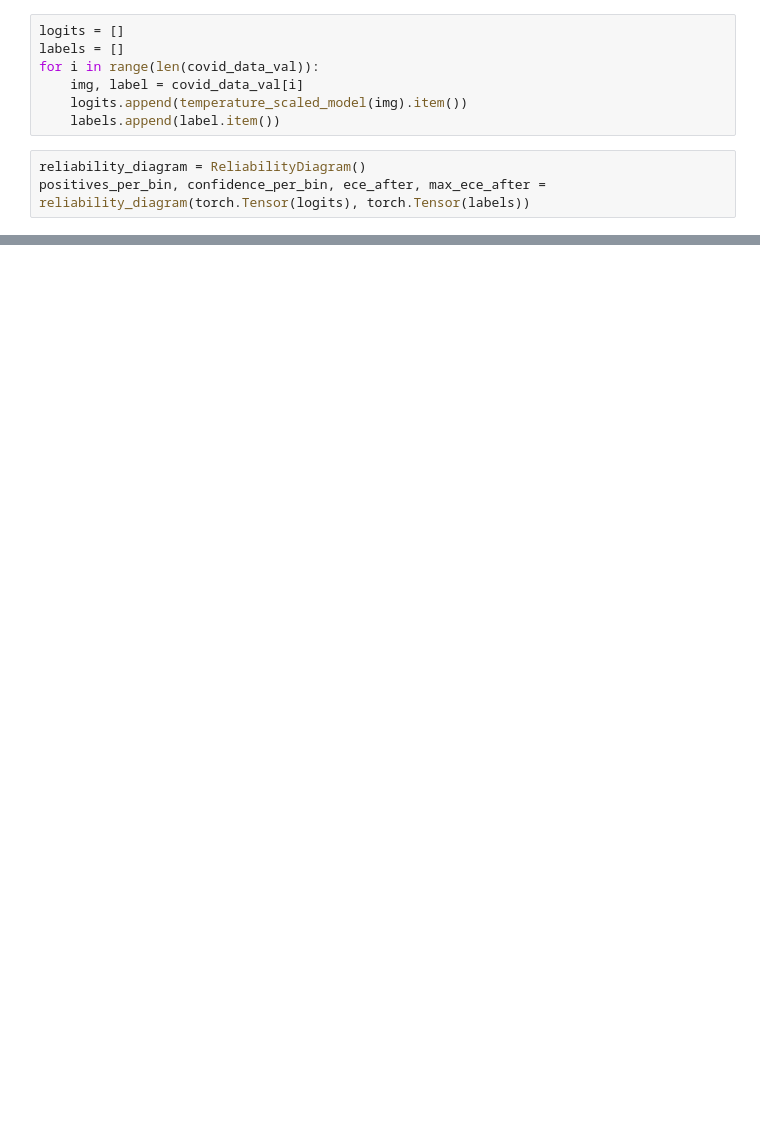
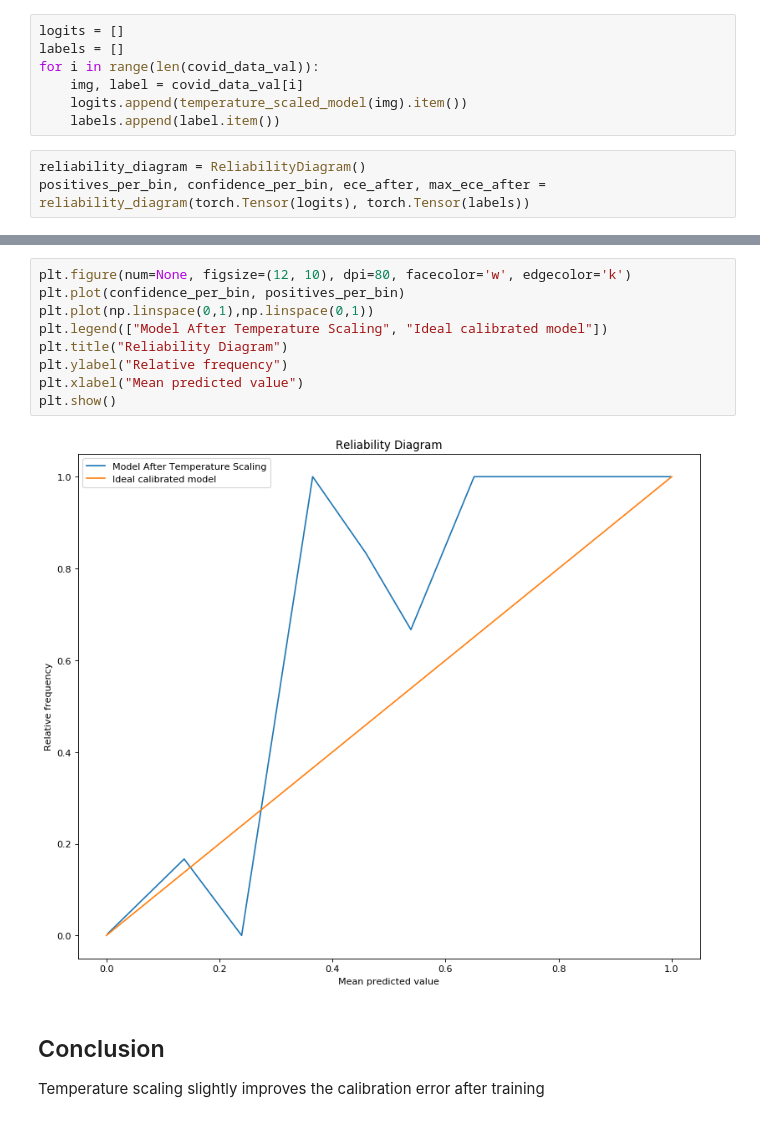
Before and after one commit to ManuConcepBrito/Covid-Detection, a Jupyter notebook: calibrate.ipynb, the cells around one changed output, grey strips where cells are left out. Saved outputs shown, nothing was run; the diff lists cells and outputs as text; blank space fills up the shorter version.

```diff
--- a/calibrate.ipynb
+++ b/calibrate.ipynb
@@ -96,0 +100,14 @@ print("Maximum calibration error after calibration %1.3f" % max_ece_after)
+# %%
+plt.figure(num=None, figsize=(12, 10), dpi=80, facecolor='w', edgecolor='k')
+plt.plot(confidence_per_bin, positives_per_bin)
+plt.plot(np.linspace(0,1),np.linspace(0,1))
+plt.legend(["Model After Temperature Scaling", "Ideal calibrated model"])
+plt.title("Reliability Diagram")
+plt.ylabel("Relative frequency")
+plt.xlabel("Mean predicted value")
+plt.show()
+# %% [output]
+[figure, added]
+# %% [markdown]
+## Conclusion
+Temperature scaling slightly improves the calibration error after training
```
Also changed, not shown: parts of 5 cells of this notebook, 3 other files.
